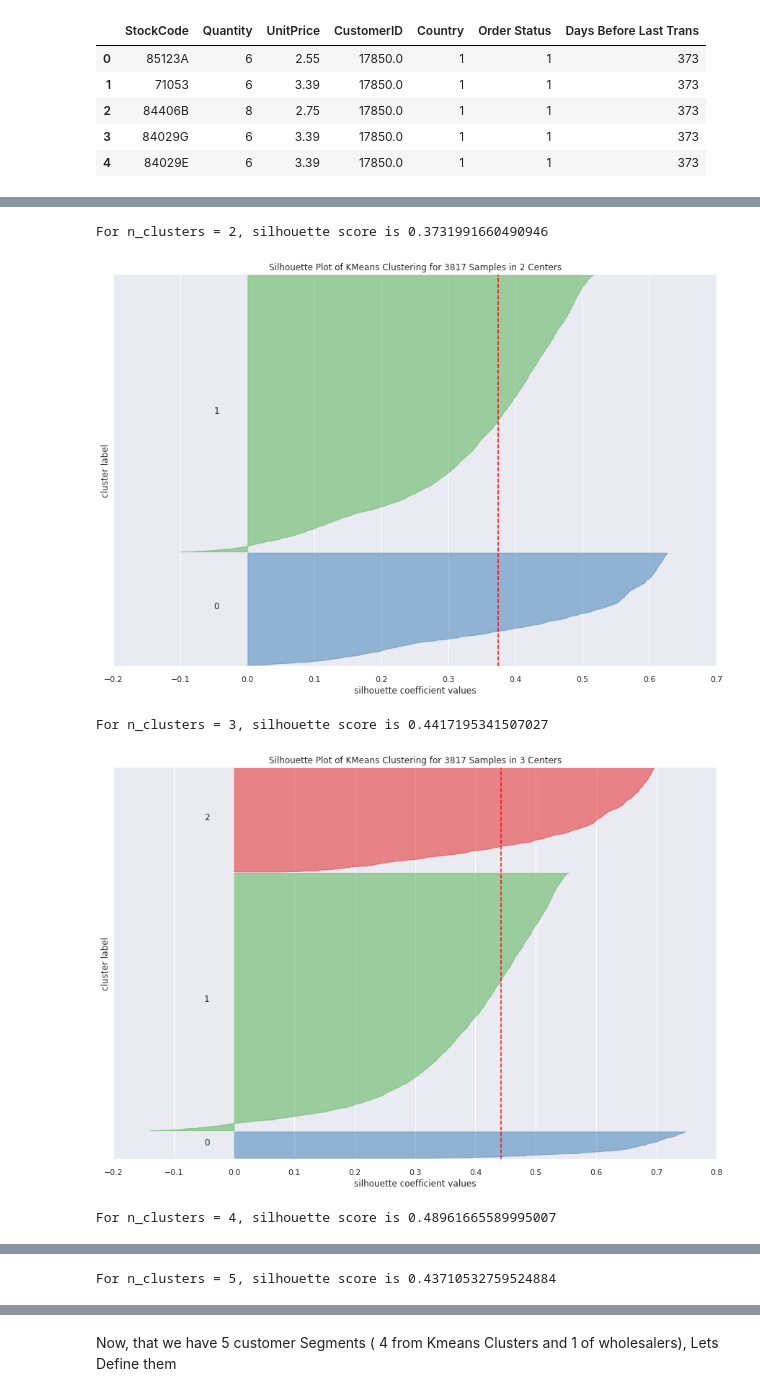
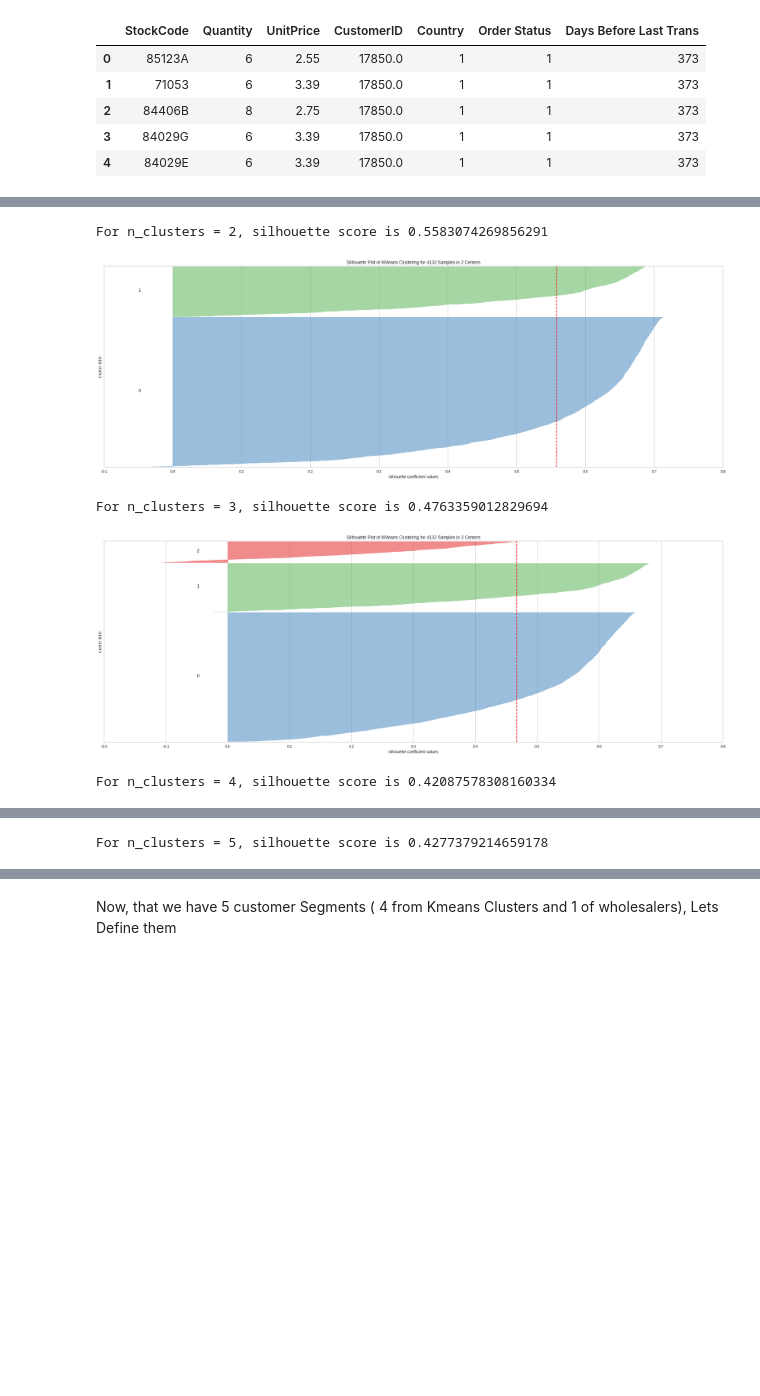
Before and after one commit to pranav168/Customer-Segmentation, a Jupyter notebook: Online_Retail_Customer_Segmentation_final_.ipynb, the cells around one changed output, grey strips where cells are left out. Saved outputs shown, nothing was run; the diff lists cells and outputs as text; code cells hidden in the pictures; blank space fills up the shorter version.

```diff
--- a/Online_Retail_Customer_Segmentation_final_.ipynb
+++ b/Online_Retail_Customer_Segmentation_final_.ipynb
@@ -245,7 +249,7 @@ for i in column_one_hot:
   count+=1
   df=pd.concat([df, temp_df], axis=1)
 try:
-  df.drop('Order Status',axis=1,inplace=True)                                   #Dropping Order Status of no use now
+  df.drop(['Order Status','StockCode'],axis=1,inplace=True)                     #Dropping Order Status and StockCode as they are of no use now
 except:
   pass
 df.head()
@@ -259,12 +263,13 @@ df.head()
 # %%
-df1=df.groupby('CustomerID')['StockCode'].count()                               # Our Features are now ready and thus i will be making the Final Dataset
-df2=df.groupby('CustomerID')['Country'].max()
-df3=df.groupby('CustomerID')['Order_Status_0'].sum()
-df4=df.groupby('CustomerID')['Order_Status_1'].sum()
-df5=df.groupby('CustomerID')['Days Before Last Trans'].min()
+df1=df.groupby('CustomerID')['Country'].max()                                   # Our Features are now ready and thus i will be making the Final Dataset
+df2=df.groupby('CustomerID')['Order_Status_0'].sum()
+df3=df.groupby('CustomerID')['Order_Status_1'].sum()
+df4=df.groupby('CustomerID')['Days Before Last Trans'].min()
+df5=df.groupby('CustomerID')['Amount'].mean()
 df6=df.groupby('CustomerID')['Amount'].sum()
-columns=['Country','Order_Status_0','Order_Status_1','Days Before Last Trans','Amount']
-data_frames=[df2,df3,df4,df5,df6]
+df7=df.groupby('CustomerID')['Quantity'].mean()
+columns=['Order_Status_0','Order_Status_1','Days Before Last Trans','Avg Amount','Total Amount','Avg_Quantity']
+data_frames=[df2,df3,df4,df5,df6,df7]
 final_df=pd.DataFrame(df1)
 count=0
 for i in columns:
@@ -292,0 +304,4 @@ plot_scatter(final_df)
+# %%
+df_wholesalers=final_df[final_df.Avg_Quantity>=386]
+final_df=final_df[final_df.Avg_Quantity<386]
+final_df.head()
@@ -293,14 +345,13 @@ plot_scatter(final_df)
 # %%
 minmax = MinMaxScaler(feature_range=(0, 1))
-X = minmax.fit_transform(final_df[['StockCode','Country','Order_Status_0','Order_Status_1','Days Before Last Trans','Amount']])
-clf = IsolationForest(n_estimators=100, contamination=0.04, random_state=0)     #Isolation Forest algorithm for anomaly detection
+X = minmax.fit_transform(final_df[['Avg Amount','Total Amount','Avg_Quantity']])
+clf = IsolationForest(n_estimators=100, contamination=0.05, random_state=0)     #Isolation Forest algorithm for anomaly detection
 clf.fit(X)
-
-final_df['multivariate_anomaly_score'] = clf.decision_function(X)                     # predict raw anomaly score
-final_df['multivariate_outlier'] = clf.predict(X)                                     # prediction of a datapoint category outlier or inlier
-df_wholesalers=final_df[final_df.multivariate_outlier==-1]
-final_df=final_df[final_df.multivariate_outlier==1]                                               #updating data
-print(final_df.shape)  #outliers have been removed
+print(final_df.shape)
+final_df['multivariate_anomaly_score'] = clf.decision_function(X)               # predict raw anomaly score
+final_df['multivariate_outlier'] = clf.predict(X)                               # prediction of a datapoint category outlier or inlier
+final_df=final_df[final_df.multivariate_outlier==1]                             #updating data
+print(final_df.shape)                                                           #outliers have been removed
 final_df.drop(['multivariate_anomaly_score','multivariate_outlier'],axis=1,inplace=True)
 plot_scatter(final_df)
 # %% [output]
@@ -335,20 +387,20 @@ sns.heatmap(a,vmin=-1,vmax=1,center=0,annot=True)
 # %%
 minmax = MinMaxScaler(feature_range=(0, 1))
-X = minmax.fit_transform(final_df[['StockCode','Country','Order_Status_0','Order_Status_1','Days Before Last Trans','Amount']])
+X = minmax.fit_transform(final_df[['Order_Status_0','Order_Status_1','Days Before Last Trans','Avg Amount','Total Amount','Avg_Quantity']])
 def silhouette_score_analysis(n):
   for n_clusters in range(2,n):
       km = KMeans (n_clusters=n_clusters, max_iter=100,tol=0.01)
       preds = km.fit_predict(X)
       centers = km.cluster_centers_
       score = silhouette_score(X, preds, metric='euclidean')
       print ("For n_clusters = {}, silhouette score is {}".format(n_clusters, score))
       visualizer = SilhouetteVisualizer(km)
       visualizer.fit(X)
       visualizer.poof()
 silhouette_score_analysis(6)                                                    # More than 5 Clusters would Not seem Logical for Buisness Point of view.
 # %% [output]
-For n_clusters = 2, silhouette score is 0.3731991660490946
+For n_clusters = 2, silhouette score is 0.5583074269856291
-[figure, old version]
+[figure, new version]
-For n_clusters = 3, silhouette score is 0.4417195341507027
+For n_clusters = 3, silhouette score is 0.4763359012829694
-[figure, old version]
+[figure, new version]
-For n_clusters = 4, silhouette score is 0.48961665589995007
+For n_clusters = 4, silhouette score is 0.42087578308160334
@@ -356 +408 @@ For n_clusters = 4, silhouette score is 0.48961665589995007
-For n_clusters = 5, silhouette score is 0.43710532759524884
+For n_clusters = 5, silhouette score is 0.4277379214659178
```
Also changed, not shown: parts of 39 cells of this notebook.
